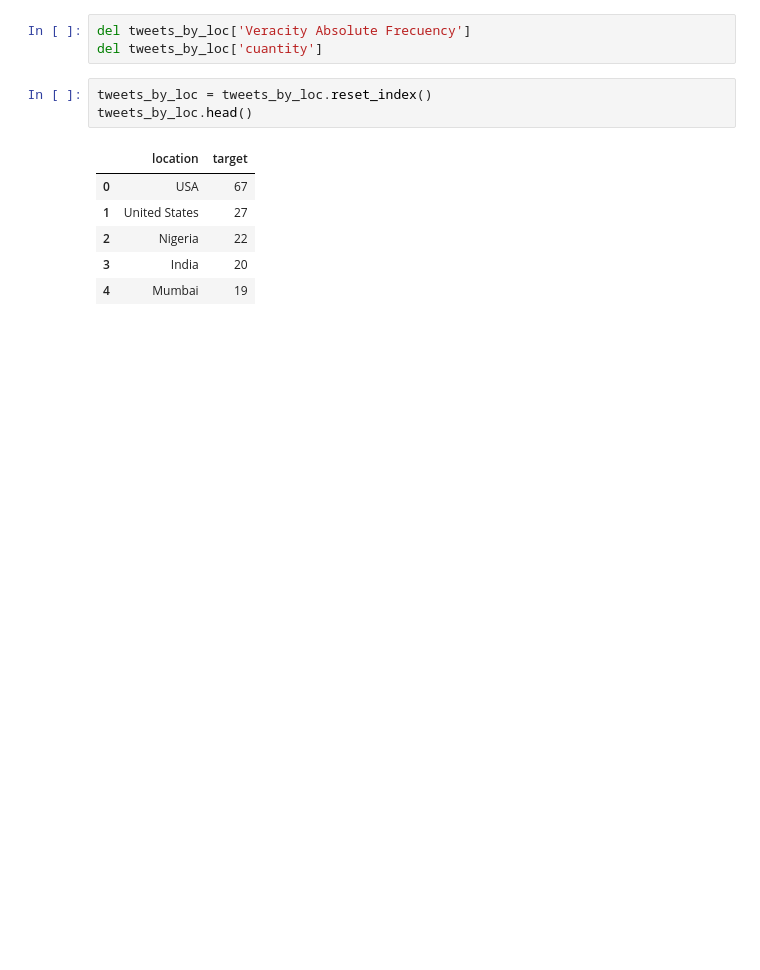
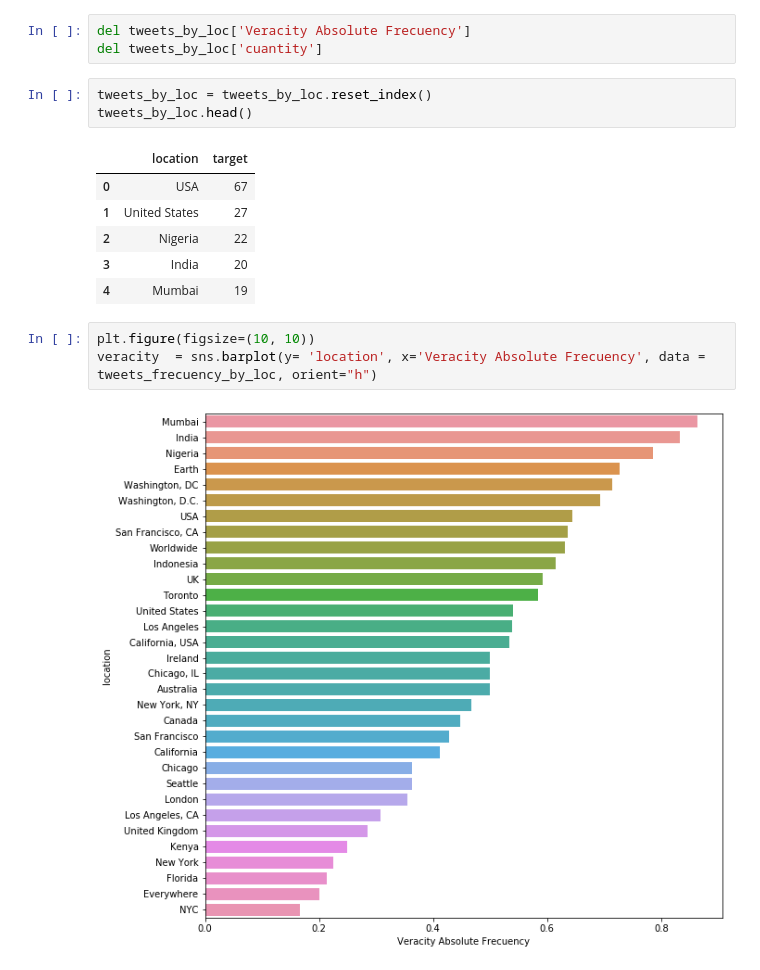
Before and after one commit to RiedelNicolas/TP1-Organizacion-de-Datos, a Jupyter notebook: Hugo.ipynb, the cells around one changed output. Saved outputs shown, nothing was run; the diff lists cells and outputs as text; blank space fills up the shorter version.

Commit message:
Plot de prueba

```diff
--- a/Hugo.ipynb
+++ b/Hugo.ipynb
@@ -123,3 +134,8 @@ tweets_by_loc.head()
 | 2 | Nigeria | 22 |
 | 3 | India | 20 |
 | 4 | Mumbai | 19 |
+# %%
+plt.figure(figsize=(10, 10))
+veracity  = sns.barplot(y= 'location', x='Veracity Absolute Frecuency', data = tweets_frecuency_by_loc, orient="h")
+# %% [output]
+[figure, added]
```
Also changed, not shown: parts of 3 cells of this notebook, 1 other file.
